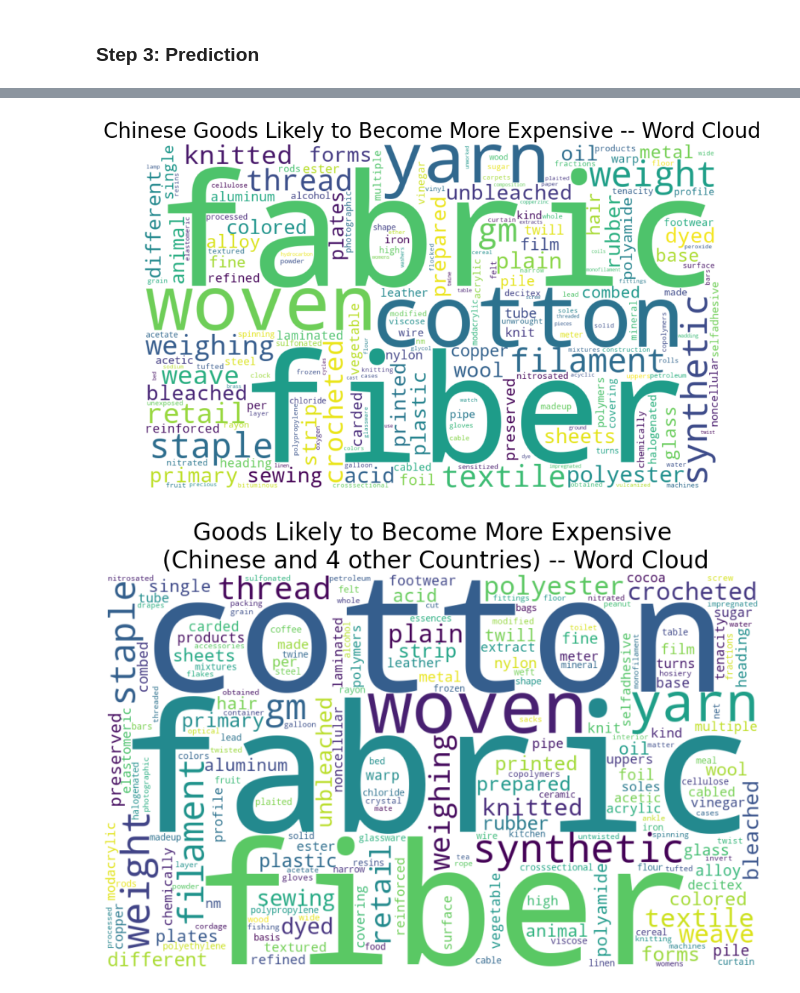
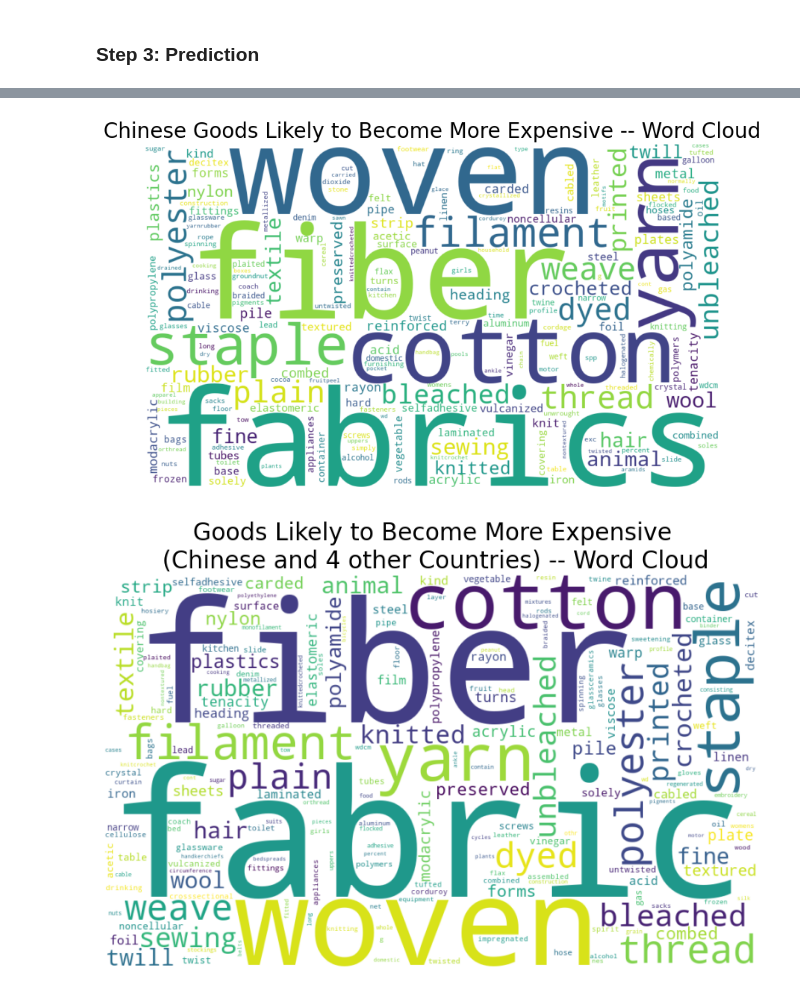
Before and after one commit to simva510/tariff_price_change, a Jupyter notebook: notebooks/tariff_price_gp4_2025_SQ.ipynb, the cells around one changed output, grey strips where cells are left out. Saved outputs shown, nothing was run; the diff lists cells and outputs as text; code cells hidden in the pictures.

Commit message:
Update project with training data including 2019

```diff
--- a/notebooks/tariff_price_gp4_2025_SQ.ipynb
+++ b/notebooks/tariff_price_gp4_2025_SQ.ipynb
@@ -1057,9 +1057,9 @@ plt.show()
 #### 3.2 Split data
 # %%
 # Training dataset is 2017 data and Test data set is 2024 data
-trainset = data[data['Year'] == 2017].drop(columns='Year')
-# trainset = data[data['Year'].isin([2017, 2019])] #.drop(columns='Year')
-testset = data[data['Year'] == 2024].drop(columns='Year')
+# trainset = data[data['Year'] == 2017].drop(columns='Year')
+trainset = data[data['Year'].isin([2017, 2019])] #.drop(columns='Year')
+testset = data[data['Year'] == 2024] #.drop(columns='Year')
 
 # Define the features and target variable
 X = trainset.drop(columns=['label','HTS Number','Description'], axis=1)
@@ -1498,11 +1499,11 @@ from itertools import combinations
 ### Build cross validation for ensemble models -- voting 'soft' and stacking
 
 best_models = {
-    "XGBoost": XGBClassifier(n_estimators=100, max_depth=3, learning_rate=0.01, eval_metric='logloss', random_state=24),
-    "Random Forest": RandomForestClassifier(n_estimators=100, max_depth=5, min_samples_split=2, min_samples_leaf=1, criterion='entropy', random_state=24),
-    "KNN": KNeighborsClassifier(n_neighbors=5, weights='uniform'),
-    "Logistic Regression": LogisticRegression(class_weight='balanced', max_iter=1000, solver='lbfgs', penalty='l2', C=0.1)
-}
+    "KNN": KNeighborsClassifier(n_neighbors=7, weights='distance'),
+    "Logistic Regression": LogisticRegression(class_weight='balanced', max_iter=1000, solver='lbfgs', penalty='l2', C=10),
+    "XGBoost": XGBClassifier(n_estimators=200, max_depth=5, learning_rate=0.1, eval_metric='logloss', random_state=24),
+    "Random Forest": RandomForestClassifier(n_estimators=200, max_depth=10, min_samples_split=5, min_samples_leaf=1, criterion='gini', random_state=24)
+    }
 
 # # Step 1: Split data
 # X_train, X_test, y_train, y_test = train_test_split(
@@ -1668,10 +1669,10 @@ After testing ensemble models (voting soft and stacking), the highest F1 score w
 Despite attempts to address class imbalance, the overall F1 performance remains limited. This likely caused by the weak signal avilable in the current feature set with repect to the CPI increase target. The tariff data appears only marginal correlated with CPI changes, and we do not have access to other relevant information, such as economic or policy featuers. This limited feature set likely makes the model hard to train and less robust.
 # %%
 # For Random Forest: {'n_estimators': 200, 'max_depth': 5, 'learning_rate': 0.1}
-final_model = RandomForestClassifier(n_estimators=100, max_depth=5, min_samples_split=2, min_samples_leaf=1, criterion='entropy', random_state=24)
+# final_model = RandomForestClassifier(n_estimators=100, max_depth=5, min_samples_split=2, min_samples_leaf=1, criterion='entropy', random_state=24)
 
 # For XGBoost: {'n_estimators': 200, 'max_depth': 5, 'learning_rate': 0.1}
-final_model = XGBClassifier(n_estimators=100, max_depth=3, learning_rate=0.01, eval_metric='logloss', random_state=24)
+final_model = XGBClassifier(n_estimators=200, max_depth=5, learning_rate=0.1, eval_metric='logloss', random_state=24)
 preprocessor = ColumnTransformer(
 	transformers=[
 		('num', StandardScaler(), rest_cols),
@@ -1694,7 +1695,7 @@ today = datetime.today().strftime('%Y-%m-%d')
 # Define filename with date
 filename = f"../results/Tariff_price_model_Gp4_{today}.joblib"
 # Save the model to a file
-joblib.dump(final_model_xgb, filename)
+joblib.dump(final_model, filename)
 # %% [output]
 ['../results/Tariff_price_model_Gp4_2025-06-18.joblib']
 # %% [markdown]
@@ -1758,43 +1759,47 @@ for pred_data, title in data_variants:
 	pred_data = pred_data.drop(columns=cols_to_drop, axis=1, errors='ignore')
 
 	# Combine all descriptions into a single string
 	text = ' '.join(pred_data['Description'].dropna().astype(str))
 	# Add custom stopwords (e.g., "NESOI", "PARTS", "OF")
 	custom_stopwords = set(STOPWORDS)
 	custom_stopwords.update([
-    "nesoi", "parts", "articles", "thereof", "containing", "other", "than", "with", "whether", "but",
-		"not", "put", "sale", "etc", "mm", "cm", "of", "for", "the", "and", "or", "function", "preparation",
-		"endless", "similar", "exceeding", "derivatives", "salts", "preparations", "thick", "additional",
-		"including", "fixed", "rectangular", "output", "square", "removable", "mixed", "one", "maximum",
-		"compounds", "except", "rolled", "electric", "nonelectric", "w", "color", "synchronous", ".", "a",
-    "selfcontained", "saturated", "covered","nonelectrical", "upright", "worked", "form", "upper", "less",
-    "used", "concentrates", "without", "goods", "width", "dimension", "materials", "manmade","artificial",
-    "added", "piece", "outer", "wt", "cross", "coated", "excluding", "mainly", "pure"
+	"nesoi", "parts", "articles", "thereof", "containing", "other", "than", "with", "whether", "but",
+	"not", "put", "sale", "etc", "mm", "cm", "of", "for", "the", "and", "or", "function", "preparation",
+	"endless", "similar", "exceeding", "derivatives", "salts", "preparations", "thick", "additional",
+	"including", "fixed", "rectangular", "output", "square", "removable", "mixed", "one", "maximum",
+	"compounds", "except", "rolled", "electric", "nonelectric", "w", "color", "synchronous", ".", "a",
+	"selfcontained", "saturated", "covered","nonelectrical", "upright", "worked", "form", "upper", "less",
+	"used", "concentrates", "without", "goods", "width", "dimension", "materials", "manmade","artificial",
+	"added", "piece", "outer", "wt", "cross", "coated", "excluding", "mainly", "pure", "different", "prepared",
+	"retail", "weight", "gm", "per", "synthetic", "colored", "made", "machines", "modified", "kg", "applied",
+	"madeup", "products","packing", "accessories", "fractions", "obtained", "example", "instruments",
+	"purposes", "uncut", "refined","stat", "mixture", "precious", "colors", "weighing", "extract", "wide",
+	"nm", "multiple", "primary", "high", "shape", "processed", "shapes", "single", "mixture", "meter"
 	])
 	# Clean text (remove punctuation, digits)
 	text_cleaned = re.sub(r"[^A-Za-z\s]", "", text)  # remove punctuation/numbers
 	text_cleaned = text_cleaned.lower()
 
 	# Create and configure word cloud
 	# Generate word cloud
 	wordcloud = WordCloud(
 			width=1000,
 			height=600,
 			background_color='white',
 			stopwords=custom_stopwords,
 			max_words=200,
 			collocations=False
 	).generate(text_cleaned)
 
 	# Plot
 	plt.figure(figsize=(12, 6))
 	plt.imshow(wordcloud, interpolation='bilinear')
 	plt.axis('off')
 	plt.title(title, fontsize=20)
 	plt.show()
 # %% [output]
-[figure, old version]
+[figure, new version]
-[figure, old version]
+[figure, new version]
 # %%
 # from collections import Counter
 # from wordcloud import WordCloud, STOPWORDS
```
Also changed, not shown: parts of 17 cells of this notebook, 2 other files.
